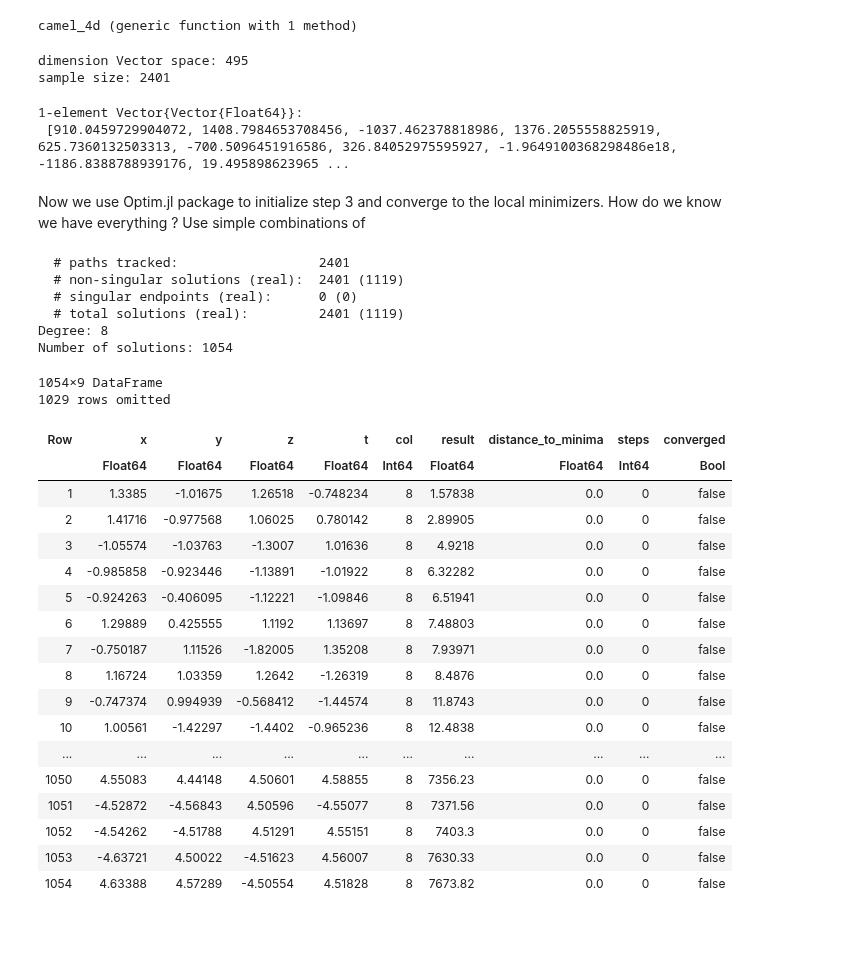
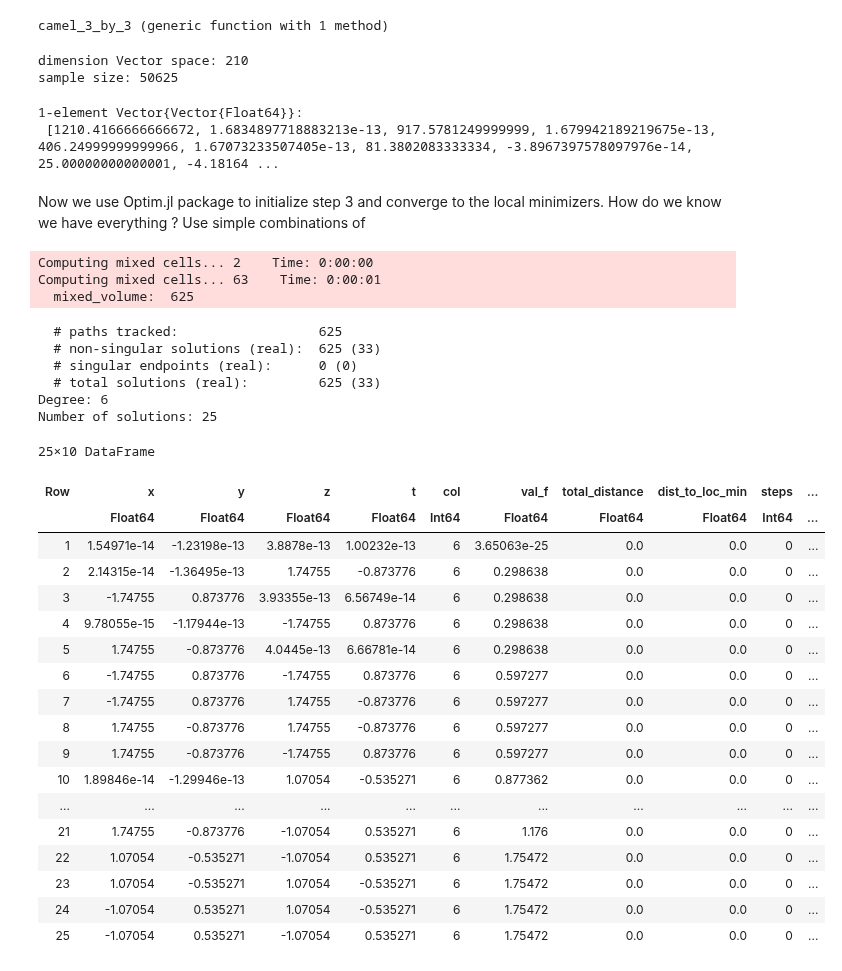
Before and after one commit to gescholt/Globtim.jl, a Jupyter notebook: camel_4d.ipynb, the cells around one changed output. Cells and saved outputs as stored; diff of their text form; code cells hidden in the pictures; blank space fills up the shorter version.

```diff
--- a/camel_4d.ipynb
+++ b/camel_4d.ipynb
@@ -4,65 +4,67 @@ include("lib_func.jl")
 using Optim, DataFrames, CSV
 
 # Load the dataframe from the CSV file
-df_2d = CSV.read("data/camel_d6.csv", DataFrame)
-
+df_2d = CSV.read("data/camel_3_d6.csv", DataFrame)
 
 # Constants and Parameters
-d1, d2, ds = 8, 8, 1  # Degree range and step
+d1, d2, ds = 6, 6, 1  # Degree range and step
 const n, a, b = 4, 5, 1
 const C = a / b  # Scaling constant, C is appears in `main_computation`, maybe it should be a parameter.
-const delta, alph = .9 , 2 / 10  # Sampling parameters
-f = camel_4d # Objective function
+const delta, alph = .1 , 2 / 10  # Sampling parameters
+f = camel_3_by_3 # Objective function
 # %% [output]
-camel_4d (generic function with 1 method)
+camel_3_by_3 (generic function with 1 method)
 # %%
 coeffs_poly_approx = main_gen(f, n, d1, d2, ds, delta, alph, C, 0.2)
 # %% [output]
-dimension Vector space: 495
-sample size: 2401
+dimension Vector space: 210
+sample size: 50625
 1-element Vector{Vector{Float64}}:
- [910.0459729904072, 1408.7984653708456, -1037.462378818986, 1376.2055558825919, 625.7360132503313, -700.5096451916586, 326.84052975595927, -1.9649100368298486e18, -1186.8388788939176, 19.495898623965 ...
+ [1210.4166666666672, 1.6834897718883213e-13, 917.5781249999999, 1.679942189219675e-13, 406.24999999999966, 1.67073233507405e-13, 81.3802083333334, -3.8967397578097976e-14, 25.00000000000001, -4.18164 ...
 # %% [markdown]
 Now we use Optim.jl package to initialize step 3 and converge to the local minimizers.
 How do we know we have everything ? Use simple combinations of
 # %%
 using DynamicPolynomials, MultivariatePolynomials, HomotopyContinuation, ProgressLogging, DataFrames, Optim
 
 include("hom_solve.jl") # Include the homotopy solver and main function
 vars = @polyvar(x[1:n]) # Define polynomial ring
 h_x, h_y, h_z, h_t, col = main_4d(n, d1, d2, ds, coeffs_poly_approx) # main_4d is in hom_solve.jl
 df = DataFrame(x=C * h_x, y=C * h_y, z=C * h_z, t=C * h_t, col=col)
-df[!, :result] = [f([df.x[i], df.y[i], df.z[i], df.t[i]]) for i in 1:nrow(df)]
-df[!, :distance_to_minima] = zeros(nrow(df))
+df[!, :val_f] = [f([df.x[i], df.y[i], df.z[i], df.t[i]]) for i in 1:nrow(df)]
+df[!, :total_distance] = zeros(nrow(df))
+df[!, :dist_to_loc_min] = zeros(Float64, nrow(df))
 df[!, :steps] = zeros(Int, nrow(df))
 df[!, :converged] = falses(nrow(df))
 
-sorted_df = sort(df, :result)
+sorted_df = sort(df, :val_f)
 # %% [output]
-  # paths tracked:                  2401
-  # non-singular solutions (real):  2401 (1119)
-  # singular endpoints (real):      0 (0)
-  # total solutions (real):         2401 (1119)
-Degree: 8
-Number of solutions: 1054
+Computing mixed cells... 2    Time: 0:00:00
+Computing mixed cells... 63    Time: 0:00:01
+  mixed_volume:  625
-1054×9 DataFrame
-1029 rows omitted
+  # paths tracked:                  625
+  # non-singular solutions (real):  625 (33)
+  # singular endpoints (real):      0 (0)
+  # total solutions (real):         625 (33)
+Degree: 6
+Number of solutions: 25
+25×10 DataFrame
-| Row | x | y | z | t | col | result | distance_to_minima | steps | converged |
-|  | Float64 | Float64 | Float64 | Float64 | Int64 | Float64 | Float64 | Int64 | Bool |
-| 1 | 1.3385 | -1.01675 | 1.26518 | -0.748234 | 8 | 1.57838 | 0.0 | 0 | false |
-| 2 | 1.41716 | -0.977568 | 1.06025 | 0.780142 | 8 | 2.89905 | 0.0 | 0 | false |
-| 3 | -1.05574 | -1.03763 | -1.3007 | 1.01636 | 8 | 4.9218 | 0.0 | 0 | false |
-| 4 | -0.985858 | -0.923446 | -1.13891 | -1.01922 | 8 | 6.32282 | 0.0 | 0 | false |
-| 5 | -0.924263 | -0.406095 | -1.12221 | -1.09846 | 8 | 6.51941 | 0.0 | 0 | false |
-| 6 | 1.29889 | 0.425555 | 1.1192 | 1.13697 | 8 | 7.48803 | 0.0 | 0 | false |
-| 7 | -0.750187 | 1.11526 | -1.82005 | 1.35208 | 8 | 7.93971 | 0.0 | 0 | false |
-| 8 | 1.16724 | 1.03359 | 1.2642 | -1.26319 | 8 | 8.4876 | 0.0 | 0 | false |
-| 9 | -0.747374 | 0.994939 | -0.568412 | -1.44574 | 8 | 11.8743 | 0.0 | 0 | false |
-| 10 | 1.00561 | -1.42297 | -1.4402 | -0.965236 | 8 | 12.4838 | 0.0 | 0 | false |
-| ... | ... | ... | ... | ... | ... | ... | ... | ... | ... |
-| 1050 | 4.55083 | 4.44148 | 4.50601 | 4.58855 | 8 | 7356.23 | 0.0 | 0 | false |
-| 1051 | -4.52872 | -4.56843 | 4.50596 | -4.55077 | 8 | 7371.56 | 0.0 | 0 | false |
-| 1052 | -4.54262 | -4.51788 | 4.51291 | 4.55151 | 8 | 7403.3 | 0.0 | 0 | false |
-| 1053 | -4.63721 | 4.50022 | -4.51623 | 4.56007 | 8 | 7630.33 | 0.0 | 0 | false |
-| 1054 | 4.63388 | 4.57289 | -4.50554 | 4.51828 | 8 | 7673.82 | 0.0 | 0 | false |
+| Row | x | y | z | t | col | val_f | total_distance | dist_to_loc_min | steps | ... |
+|  | Float64 | Float64 | Float64 | Float64 | Int64 | Float64 | Float64 | Float64 | Int64 | ... |
+| 1 | 1.54971e-14 | -1.23198e-13 | 3.8878e-13 | 1.00232e-13 | 6 | 3.65063e-25 | 0.0 | 0.0 | 0 | ... |
+| 2 | 2.14315e-14 | -1.36495e-13 | 1.74755 | -0.873776 | 6 | 0.298638 | 0.0 | 0.0 | 0 | ... |
+| 3 | -1.74755 | 0.873776 | 3.93355e-13 | 6.56749e-14 | 6 | 0.298638 | 0.0 | 0.0 | 0 | ... |
+| 4 | 9.78055e-15 | -1.17944e-13 | -1.74755 | 0.873776 | 6 | 0.298638 | 0.0 | 0.0 | 0 | ... |
+| 5 | 1.74755 | -0.873776 | 4.0445e-13 | 6.66781e-14 | 6 | 0.298638 | 0.0 | 0.0 | 0 | ... |
+| 6 | -1.74755 | 0.873776 | -1.74755 | 0.873776 | 6 | 0.597277 | 0.0 | 0.0 | 0 | ... |
+| 7 | -1.74755 | 0.873776 | 1.74755 | -0.873776 | 6 | 0.597277 | 0.0 | 0.0 | 0 | ... |
+| 8 | 1.74755 | -0.873776 | 1.74755 | -0.873776 | 6 | 0.597277 | 0.0 | 0.0 | 0 | ... |
+| 9 | 1.74755 | -0.873776 | -1.74755 | 0.873776 | 6 | 0.597277 | 0.0 | 0.0 | 0 | ... |
+| 10 | 1.89846e-14 | -1.29946e-13 | 1.07054 | -0.535271 | 6 | 0.877362 | 0.0 | 0.0 | 0 | ... |
+| ... | ... | ... | ... | ... | ... | ... | ... | ... | ... | ... |
+| 21 | 1.74755 | -0.873776 | -1.07054 | 0.535271 | 6 | 1.176 | 0.0 | 0.0 | 0 | ... |
+| 22 | 1.07054 | -0.535271 | -1.07054 | 0.535271 | 6 | 1.75472 | 0.0 | 0.0 | 0 | ... |
+| 23 | 1.07054 | -0.535271 | 1.07054 | -0.535271 | 6 | 1.75472 | 0.0 | 0.0 | 0 | ... |
+| 24 | -1.07054 | 0.535271 | 1.07054 | -0.535271 | 6 | 1.75472 | 0.0 | 0.0 | 0 | ... |
+| 25 | -1.07054 | 0.535271 | -1.07054 | 0.535271 | 6 | 1.75472 | 0.0 | 0.0 | 0 | ... |
 # %% [markdown]
```
Also changed, not shown: parts of 5 cells of this notebook, 7 other files.
